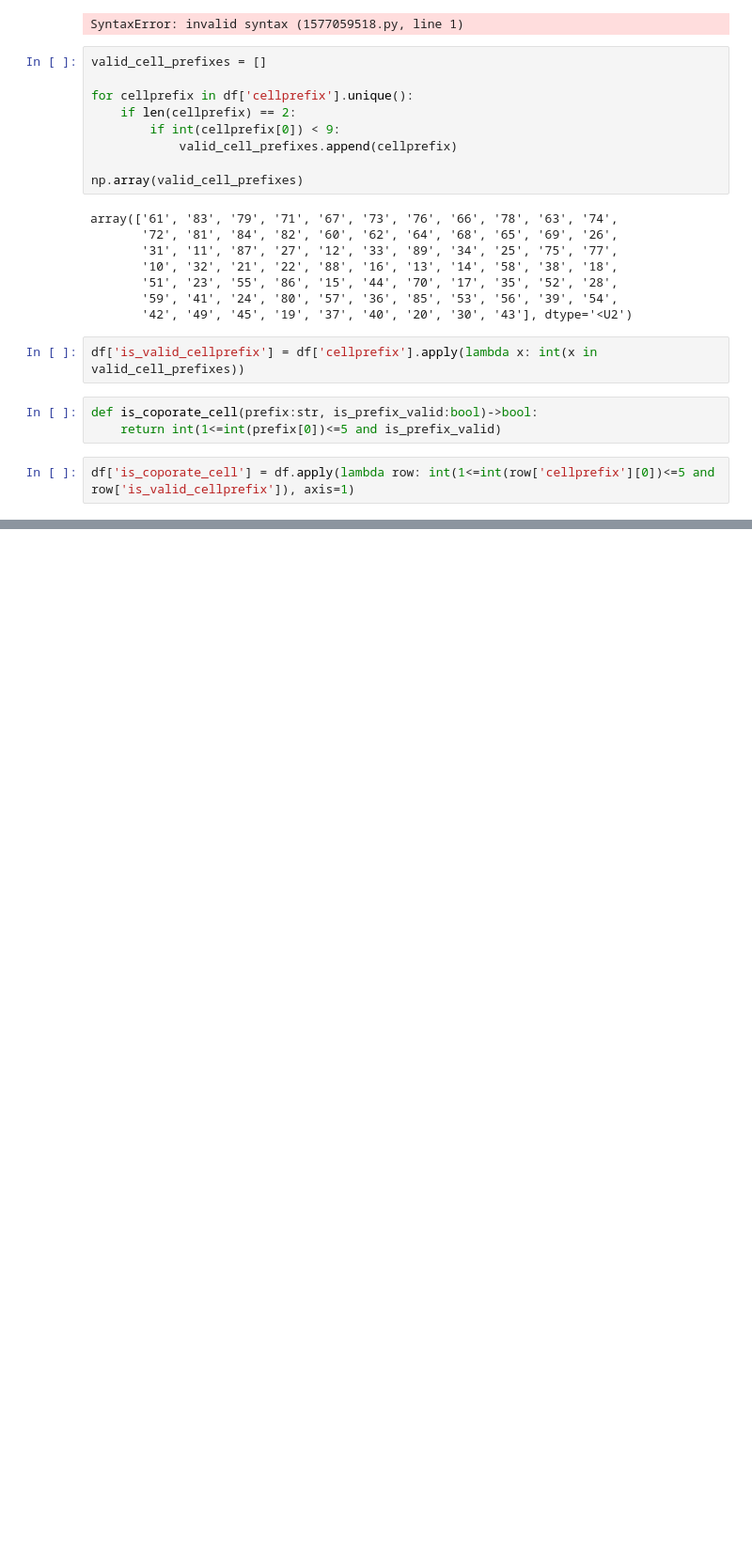
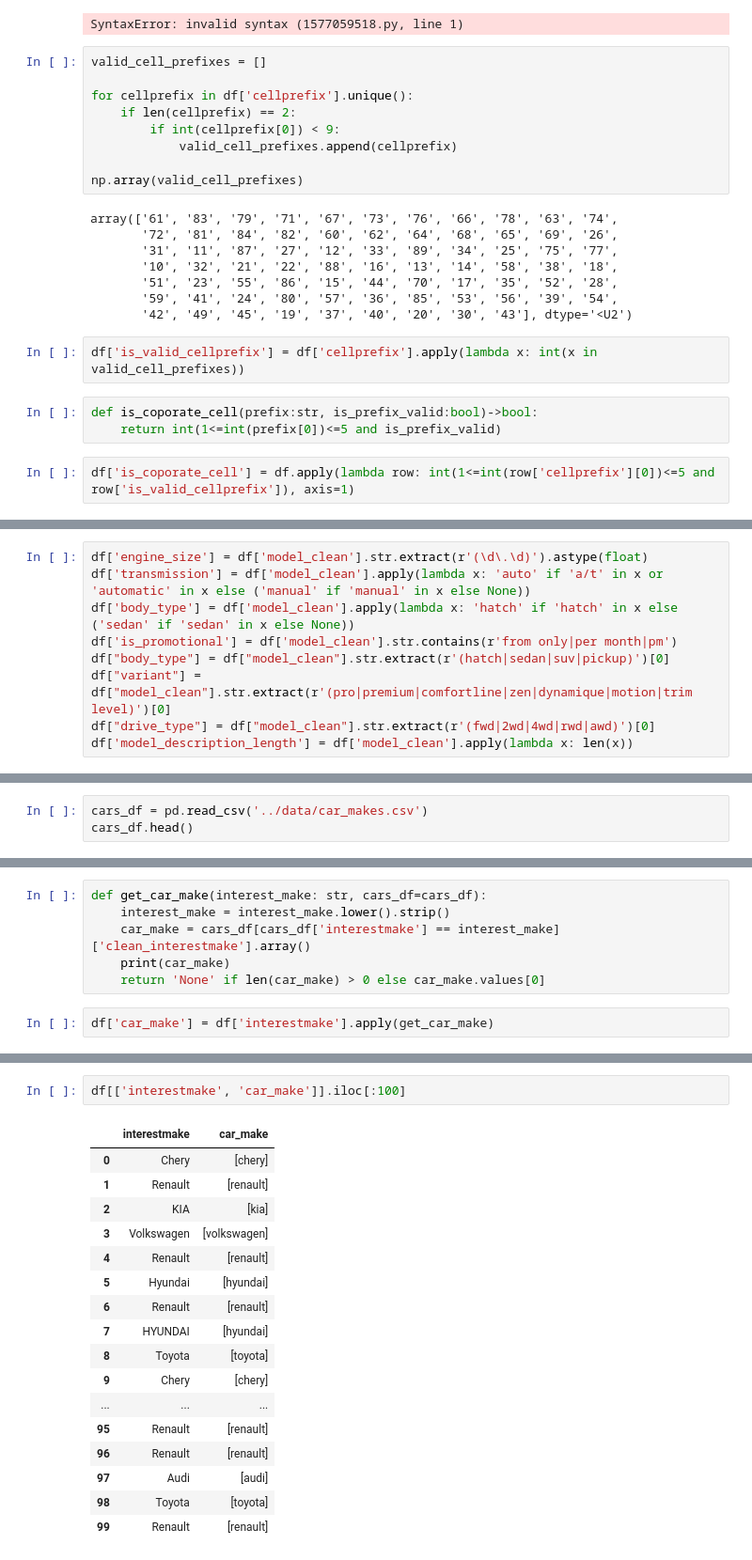
Before and after one commit to RimanaSifiso/mx-hackathon-competition, a Jupyter notebook: notebooks/initial-exploration.ipynb, the cells around one changed output, grey strips where cells are left out. Shown at 94% size. Cells and saved outputs as stored; diff of their text form; blank space fills up the shorter version.

Commit message:
started data cleaning and preparation

```diff
--- a/notebooks/initial-exploration.ipynb
+++ b/notebooks/initial-exploration.ipynb
@@ -636,0 +678,9 @@ df['is_coporate_cell'] = df.apply(lambda row: int(1<=int(row['cellprefix'][0])<=
+# %%
+df['engine_size'] = df['model_clean'].str.extract(r'(\d\.\d)').astype(float)
+df['transmission'] = df['model_clean'].apply(lambda x: 'auto' if 'a/t' in x or 'automatic' in x else ('manual' if 'manual' in x else None))
+df['body_type'] = df['model_clean'].apply(lambda x: 'hatch' if 'hatch' in x else ('sedan' if 'sedan' in x else None))
+df['is_promotional'] = df['model_clean'].str.contains(r'from only|per month|pm')
+df["body_type"] = df["model_clean"].str.extract(r'(hatch|sedan|suv|pickup)')[0]
+df["variant"] = df["model_clean"].str.extract(r'(pro|premium|comfortline|zen|dynamique|motion|trim level)')[0]
+df["drive_type"] = df["model_clean"].str.extract(r'(fwd|2wd|4wd|rwd|awd)')[0]
+df['model_description_length'] = df['model_clean'].apply(lambda x: len(x))
@@ -636,0 +713,3 @@ df['is_coporate_cell'] = df.apply(lambda row: int(1<=int(row['cellprefix'][0])<=
+# %%
+cars_df = pd.read_csv('../data/car_makes.csv')
+cars_df.head()
@@ -636,0 +738,8 @@ df['is_coporate_cell'] = df.apply(lambda row: int(1<=int(row['cellprefix'][0])<=
+# %%
+def get_car_make(interest_make: str, cars_df=cars_df):
+    interest_make = interest_make.lower().strip()
+    car_make = cars_df[cars_df['interestmake'] == interest_make]['clean_interestmake'].array()
+    print(car_make)
+    return 'None' if len(car_make) > 0 else car_make.values[0]
+# %%
+df['car_make'] = df['interestmake'].apply(get_car_make)
@@ -636,0 +765,20 @@ df['is_coporate_cell'] = df.apply(lambda row: int(1<=int(row['cellprefix'][0])<=
+# %%
+df[['interestmake', 'car_make']].iloc[:100]
+# %% [output]
+|  | interestmake | car_make |
+| 0 | Chery | [chery] |
+| 1 | Renault | [renault] |
+| 2 | KIA | [kia] |
+| 3 | Volkswagen | [volkswagen] |
+| 4 | Renault | [renault] |
+| 5 | Hyundai | [hyundai] |
+| 6 | Renault | [renault] |
+| 7 | HYUNDAI | [hyundai] |
+| 8 | Toyota | [toyota] |
+| 9 | Chery | [chery] |
+| ... | ... | ... |
+| 95 | Renault | [renault] |
+| 96 | Renault | [renault] |
+| 97 | Audi | [audi] |
+| 98 | Toyota | [toyota] |
+| 99 | Renault | [renault] |
```
Also changed, not shown: parts of 11 cells of this notebook, 6 other files.
